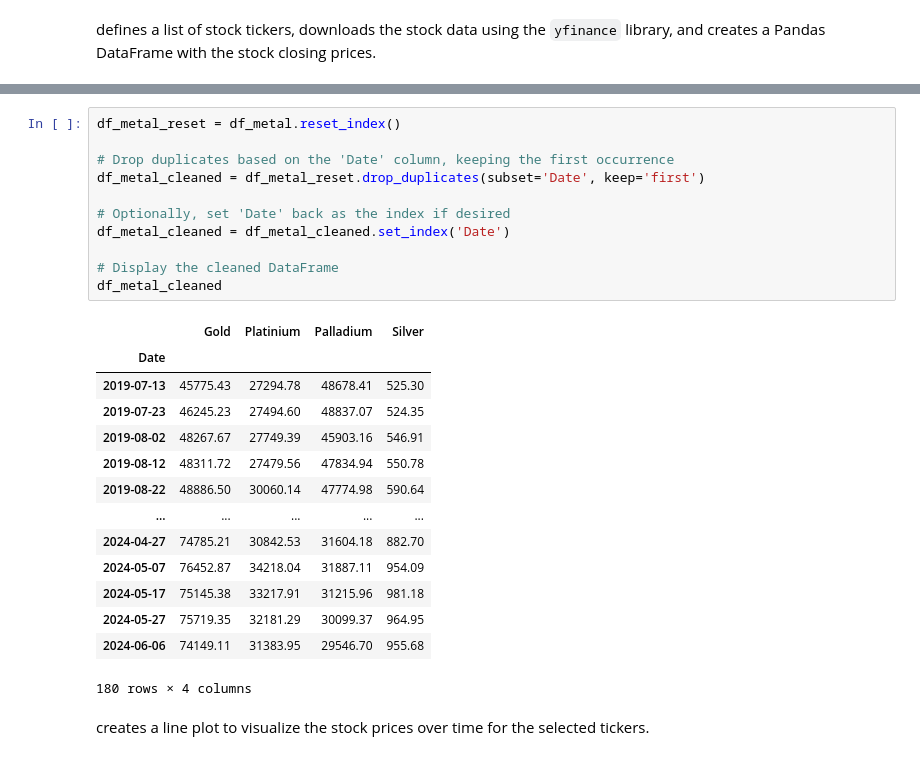
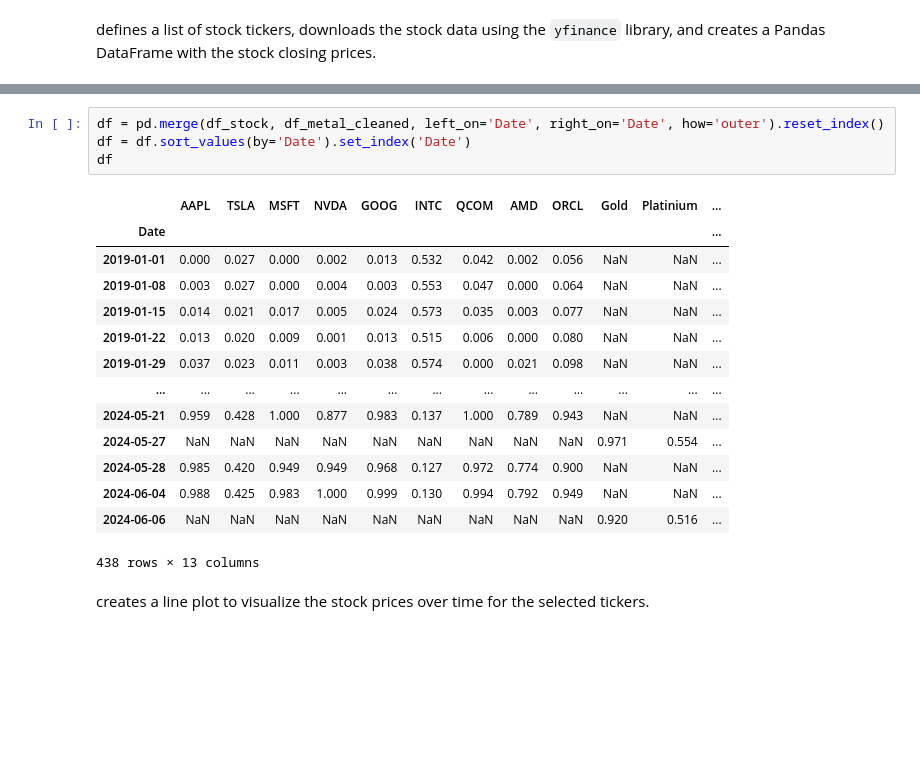
Before and after one commit to MR-ARMA/ML-Learning-Journey, a Jupyter notebook: Machine Learning/Predict_Silicon_Price_Project/src/main.ipynb, the cells around one changed output, grey strips where cells are left out. Saved outputs shown, nothing was run; the diff lists cells and outputs as text; blank space fills up the shorter version.

```diff
--- a/Machine Learning/Predict_Silicon_Price_Project/src/main.ipynb
+++ b/Machine Learning/Predict_Silicon_Price_Project/src/main.ipynb
@@ -84,29 +54,22 @@ df
-# %%
-df_metal_reset = df_metal.reset_index()
-
-# Drop duplicates based on the 'Date' column, keeping the first occurrence
-df_metal_cleaned = df_metal_reset.drop_duplicates(subset='Date', keep='first')
-
-# Optionally, set 'Date' back as the index if desired
-df_metal_cleaned = df_metal_cleaned.set_index('Date')
-
-# Display the cleaned DataFrame
-df_metal_cleaned
-# %% [output]
-|  | Gold | Platinium | Palladium | Silver |
-| Date |  |  |  |  |
-| 2019-07-13 | 45775.43 | 27294.78 | 48678.41 | 525.30 |
-| 2019-07-23 | 46245.23 | 27494.60 | 48837.07 | 524.35 |
-| 2019-08-02 | 48267.67 | 27749.39 | 45903.16 | 546.91 |
-| 2019-08-12 | 48311.72 | 27479.56 | 47834.94 | 550.78 |
-| 2019-08-22 | 48886.50 | 30060.14 | 47774.98 | 590.64 |
-| ... | ... | ... | ... | ... |
-| 2024-04-27 | 74785.21 | 30842.53 | 31604.18 | 882.70 |
-| 2024-05-07 | 76452.87 | 34218.04 | 31887.11 | 954.09 |
-| 2024-05-17 | 75145.38 | 33217.91 | 31215.96 | 981.18 |
-| 2024-05-27 | 75719.35 | 32181.29 | 30099.37 | 964.95 |
-| 2024-06-06 | 74149.11 | 31383.95 | 29546.70 | 955.68 |
-180 rows × 4 columns
+# %%
+df = pd.merge(df_stock, df_metal_cleaned, left_on='Date', right_on='Date', how='outer').reset_index()
+df = df.sort_values(by='Date').set_index('Date')
+df
+# %% [output]
+|  | AAPL | TSLA | MSFT | NVDA | GOOG | INTC | QCOM | AMD | ORCL | Gold | Platinium | ... |
+| Date |  |  |  |  |  |  |  |  |  |  |  | ... |
+| 2019-01-01 | 0.000 | 0.027 | 0.000 | 0.002 | 0.013 | 0.532 | 0.042 | 0.002 | 0.056 | NaN | NaN | ... |
+| 2019-01-08 | 0.003 | 0.027 | 0.000 | 0.004 | 0.003 | 0.553 | 0.047 | 0.000 | 0.064 | NaN | NaN | ... |
+| 2019-01-15 | 0.014 | 0.021 | 0.017 | 0.005 | 0.024 | 0.573 | 0.035 | 0.003 | 0.077 | NaN | NaN | ... |
+| 2019-01-22 | 0.013 | 0.020 | 0.009 | 0.001 | 0.013 | 0.515 | 0.006 | 0.000 | 0.080 | NaN | NaN | ... |
+| 2019-01-29 | 0.037 | 0.023 | 0.011 | 0.003 | 0.038 | 0.574 | 0.000 | 0.021 | 0.098 | NaN | NaN | ... |
+| ... | ... | ... | ... | ... | ... | ... | ... | ... | ... | ... | ... | ... |
+| 2024-05-21 | 0.959 | 0.428 | 1.000 | 0.877 | 0.983 | 0.137 | 1.000 | 0.789 | 0.943 | NaN | NaN | ... |
+| 2024-05-27 | NaN | NaN | NaN | NaN | NaN | NaN | NaN | NaN | NaN | 0.971 | 0.554 | ... |
+| 2024-05-28 | 0.985 | 0.420 | 0.949 | 0.949 | 0.968 | 0.127 | 0.972 | 0.774 | 0.900 | NaN | NaN | ... |
+| 2024-06-04 | 0.988 | 0.425 | 0.983 | 1.000 | 0.999 | 0.130 | 0.994 | 0.792 | 0.949 | NaN | NaN | ... |
+| 2024-06-06 | NaN | NaN | NaN | NaN | NaN | NaN | NaN | NaN | NaN | 0.920 | 0.516 | ... |
+438 rows × 13 columns
 # %% [markdown]
 creates a line plot to visualize the stock prices over time for the selected tickers.
 # %%
```
Also changed, not shown: parts of 20 cells of this notebook, 4 other files.
